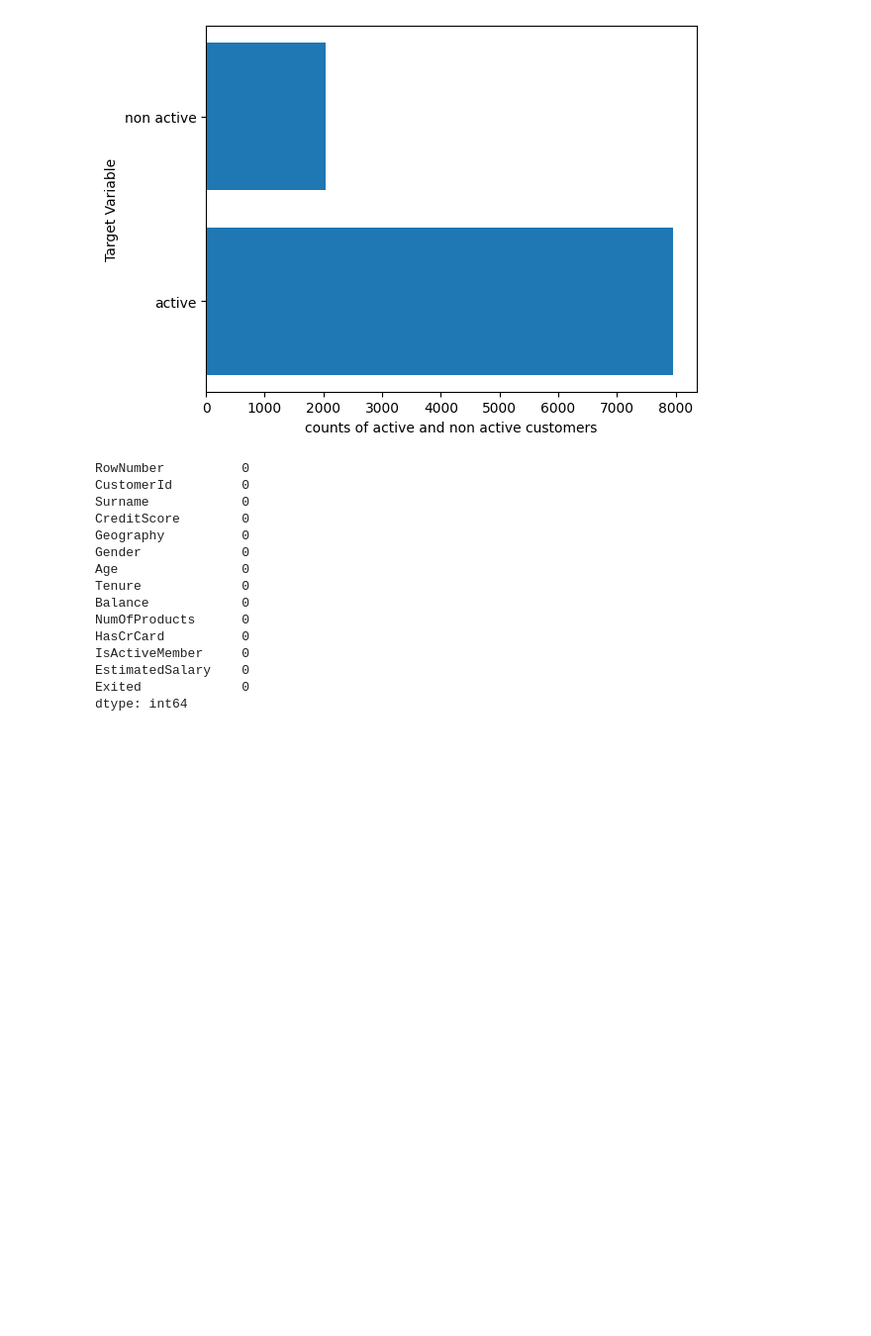
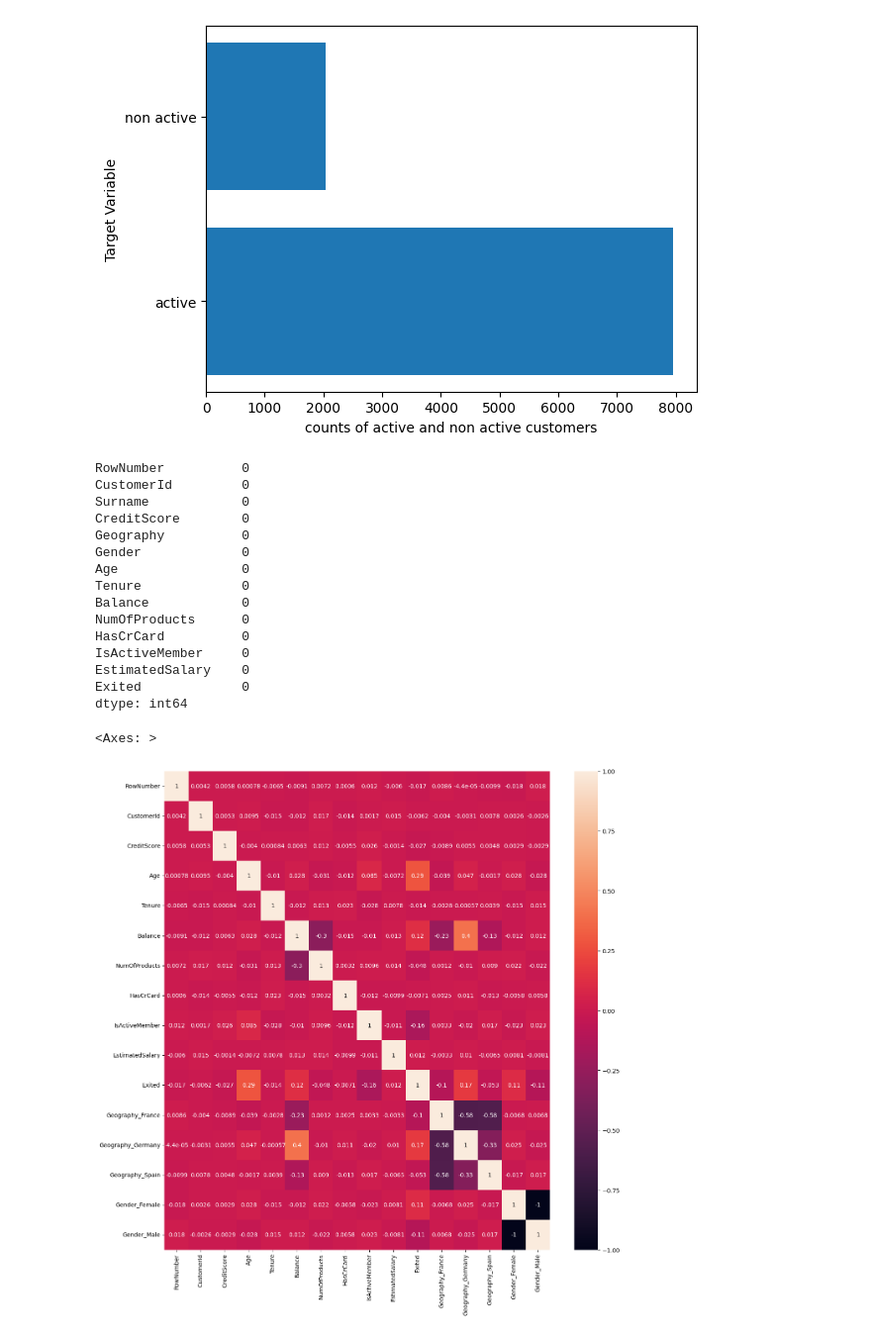
Before and after one commit to archit203/CODSOFT, a Jupyter notebook: task03(customer churn prediction)/customer_churn_prediction.ipynb, the cells around one changed output. Shown at 99% size. Cells and saved outputs as stored; diff of their text form; code cells hidden in the pictures; blank space fills up the shorter version.

```diff
--- a/task03(customer churn prediction)/customer_churn_prediction.ipynb
+++ b/task03(customer churn prediction)/customer_churn_prediction.ipynb
@@ -93,3 +95,11 @@ IsActiveMember     0
 EstimatedSalary    0
 Exited             0
 dtype: int64
+# %%
+plt.figure(figsize=(15,15))
+bank_data = bank_churn_data.drop(['Surname'],axis=1)
+bank_dummies = pd.get_dummies(bank_data)
+sns.heatmap(bank_dummies.corr(), annot = True)
+# %% [output]
+<Axes: >
+[figure, added]
```
Also changed, not shown: parts of 2 cells of this notebook.
